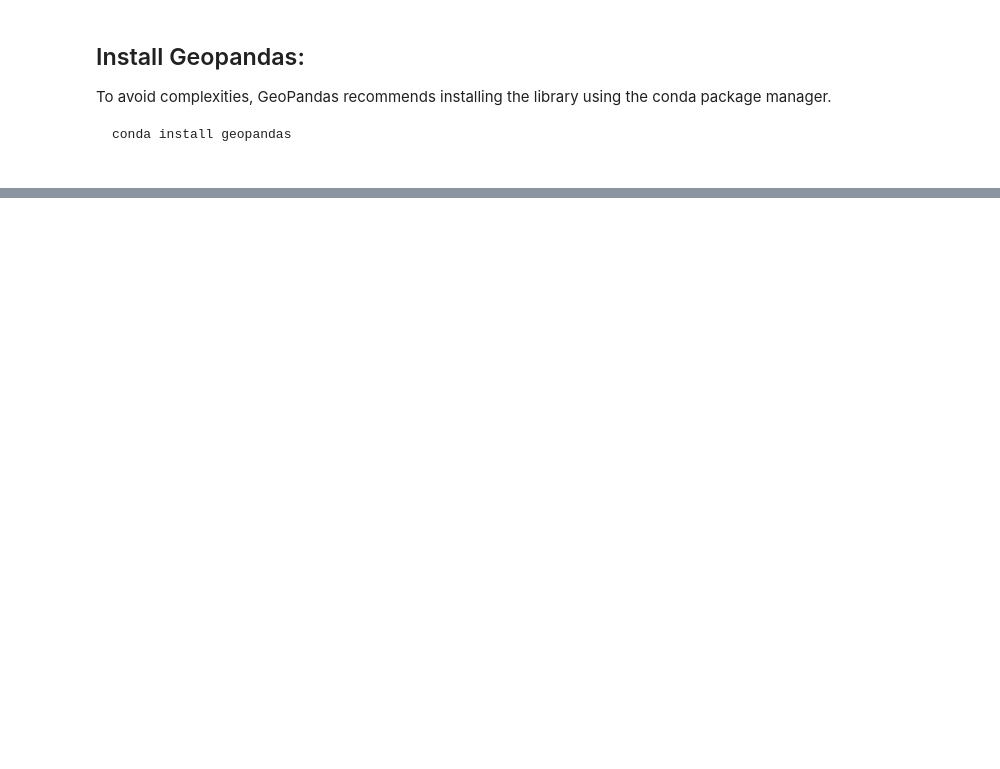
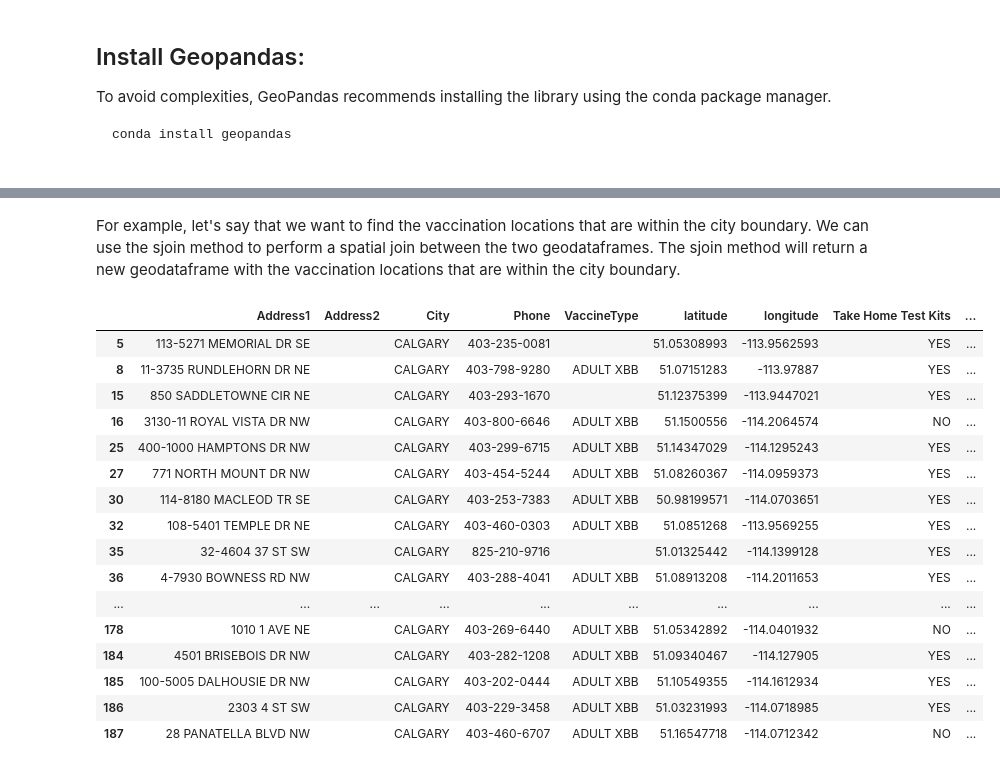
Before and after one commit to safarzadeh-reza/ENGO645-Assignments, a Jupyter notebook: source/notebooks/L3/geopandas.ipynb, the cells around one changed output, grey strips where cells are left out. Drawn from its saved outputs; the diff is of its cells as text; code cells hidden in the pictures; blank space fills up the shorter version.

```diff
--- a/source/notebooks/L3/geopandas.ipynb
+++ b/source/notebooks/L3/geopandas.ipynb
@@ -78,0 +287,25 @@ import geopandas as gpd
+# %% [markdown]
+For example, let's say that we want to find the vaccination locations that are within the city boundary. We can use the sjoin method to perform a spatial join between the two geodataframes. The sjoin method will return a new geodataframe with the vaccination locations that are within the city boundary.
+# %%
+# perform a spatial join between the boundary and vaccination_location geodataframes
+vaccination_location_within_boundary = gpd.sjoin(vaccination_location, boundary, predicate='within')
+# %%
+vaccination_location_within_boundary
+# %% [output]
+|  | Address1 | Address2 | City | Phone | VaccineType | latitude | longitude | Take Home Test Kits | ... |
+| 5 | 113-5271 MEMORIAL DR SE |  | CALGARY | 403-235-0081 |  | 51.05308993 | -113.9562593 | YES | ... |
+| 8 | 11-3735 RUNDLEHORN DR NE |  | CALGARY | 403-798-9280 | ADULT XBB | 51.07151283 | -113.97887 | YES | ... |
+| 15 | 850 SADDLETOWNE CIR NE |  | CALGARY | 403-293-1670 |  | 51.12375399 | -113.9447021 | YES | ... |
+| 16 | 3130-11 ROYAL VISTA DR NW |  | CALGARY | 403-800-6646 | ADULT XBB | 51.1500556 | -114.2064574 | NO | ... |
+| 25 | 400-1000 HAMPTONS DR NW |  | CALGARY | 403-299-6715 | ADULT XBB | 51.14347029 | -114.1295243 | YES | ... |
+| 27 | 771 NORTH MOUNT DR NW |  | CALGARY | 403-454-5244 | ADULT XBB | 51.08260367 | -114.0959373 | YES | ... |
+| 30 | 114-8180 MACLEOD TR SE |  | CALGARY | 403-253-7383 | ADULT XBB | 50.98199571 | -114.0703651 | YES | ... |
+| 32 | 108-5401 TEMPLE DR NE |  | CALGARY | 403-460-0303 | ADULT XBB | 51.0851268 | -113.9569255 | YES | ... |
+| 35 | 32-4604 37 ST SW |  | CALGARY | 825-210-9716 |  | 51.01325442 | -114.1399128 | YES | ... |
+| 36 | 4-7930 BOWNESS RD NW |  | CALGARY | 403-288-4041 | ADULT XBB | 51.08913208 | -114.2011653 | YES | ... |
+| ... | ... | ... | ... | ... | ... | ... | ... | ... | ... |
+| 178 | 1010 1 AVE NE |  | CALGARY | 403-269-6440 | ADULT XBB | 51.05342892 | -114.0401932 | NO | ... |
+| 184 | 4501 BRISEBOIS DR NW |  | CALGARY | 403-282-1208 | ADULT XBB | 51.09340467 | -114.127905 | YES | ... |
+| 185 | 100-5005 DALHOUSIE DR NW |  | CALGARY | 403-202-0444 | ADULT XBB | 51.10549355 | -114.1612934 | YES | ... |
+| 186 | 2303 4 ST SW |  | CALGARY | 403-229-3458 | ADULT XBB | 51.03231993 | -114.0718985 | YES | ... |
+| 187 | 28 PANATELLA BLVD NW |  | CALGARY | 403-460-6707 | ADULT XBB | 51.16547718 | -114.0712342 | NO | ... |
```
Also changed, not shown: parts of 35 cells of this notebook, 7 other files.
